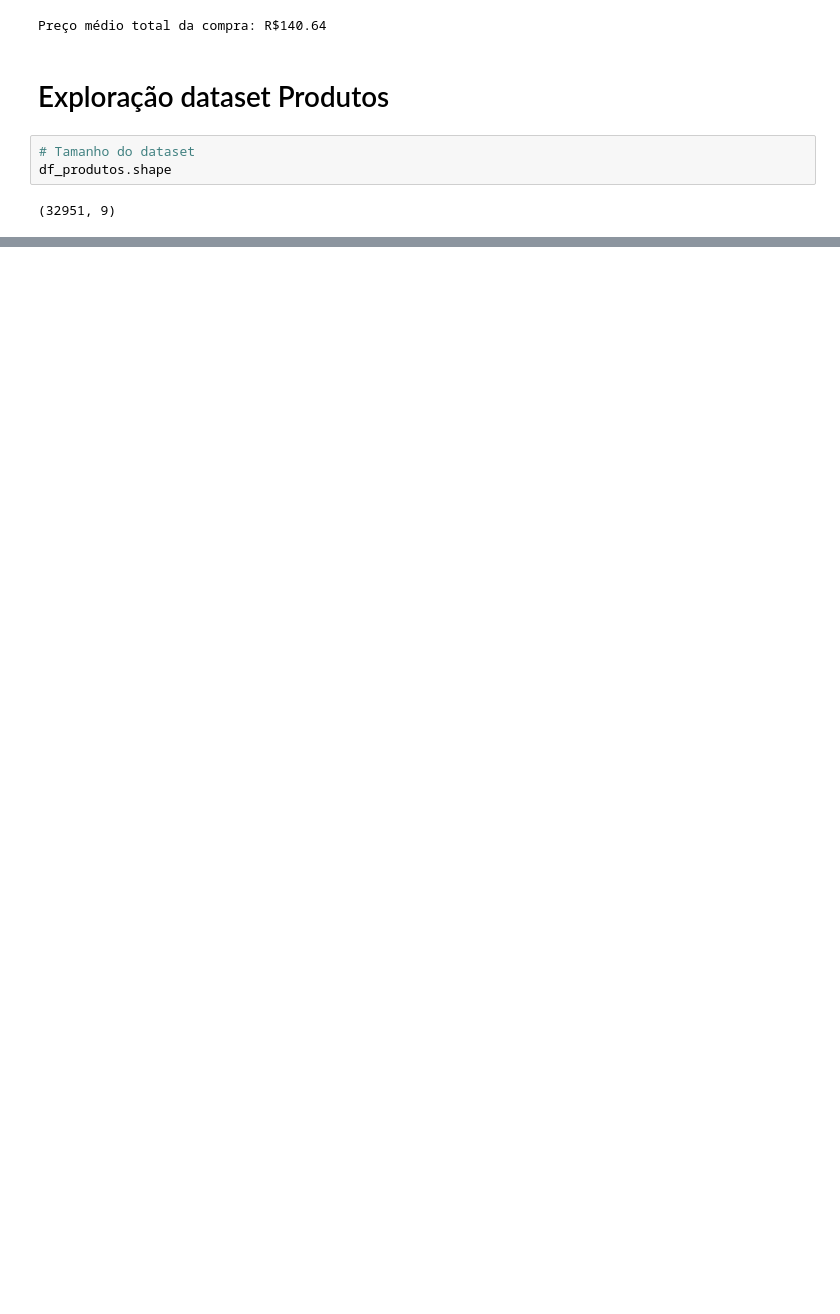
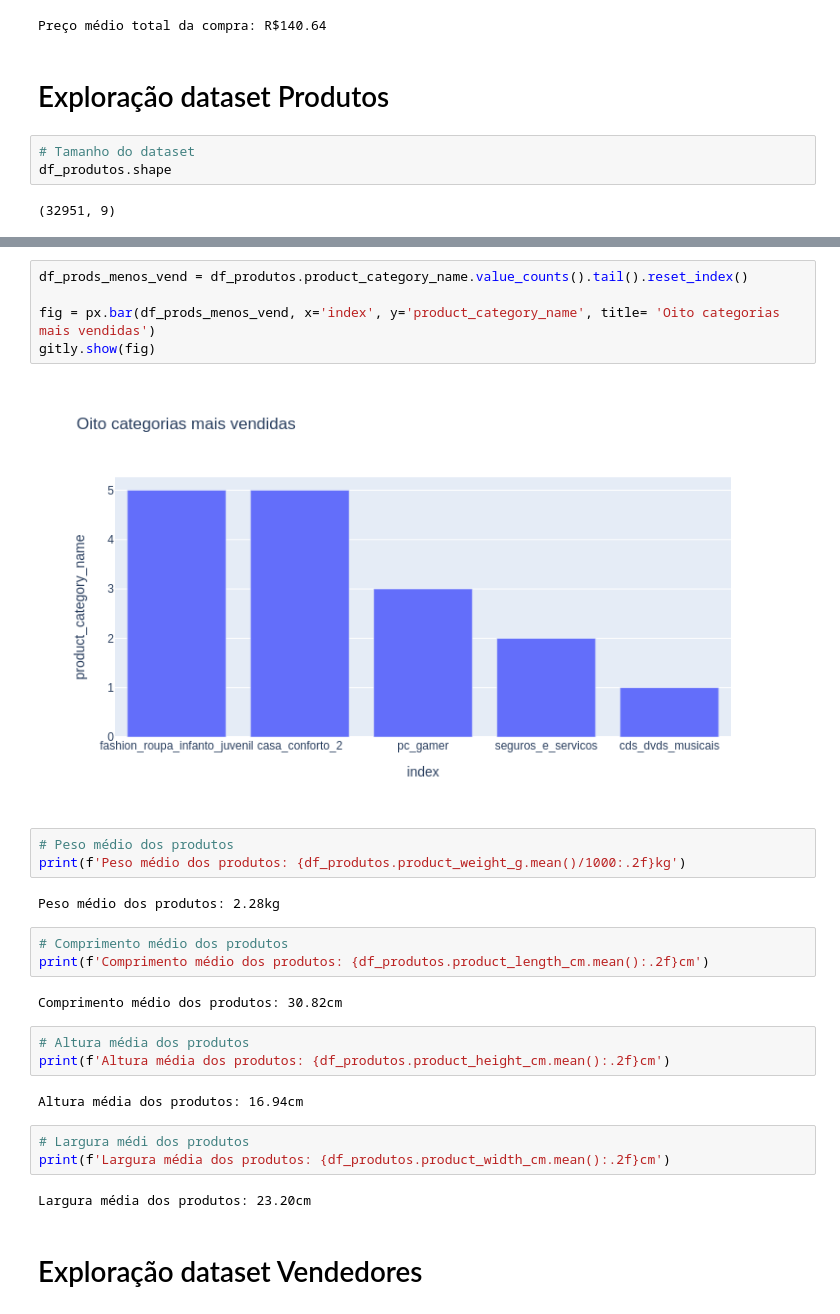
Before and after one commit to Lucas-Buk/Introducao-Ciencia-de-Dados, a Jupyter notebook: Aula_1_Exploração_Olist.ipynb, the cells around one changed output, grey strips where cells are left out. Drawn from its saved outputs; the diff is of its cells as text; blank space fills up the shorter version.

```diff
--- a/Aula_1_Exploração_Olist.ipynb
+++ b/Aula_1_Exploração_Olist.ipynb
@@ -161,0 +210,29 @@ df_produtos.head(3)
+# %%
+df_prods_menos_vend = df_produtos.product_category_name.value_counts().tail().reset_index()
+
+fig = px.bar(df_prods_menos_vend, x='index', y='product_category_name', title= 'Oito categorias mais vendidas')
+gitly.show(fig)
+# %% [output]
+[figure, added]
+# %%
+# Peso médio dos produtos
+print(f'Peso médio dos produtos: {df_produtos.product_weight_g.mean()/1000:.2f}kg')
+# %% [output]
+Peso médio dos produtos: 2.28kg
+# %%
+# Comprimento médio dos produtos
+print(f'Comprimento médio dos produtos: {df_produtos.product_length_cm.mean():.2f}cm')
+# %% [output]
+Comprimento médio dos produtos: 30.82cm
+# %%
+# Altura média dos produtos
+print(f'Altura média dos produtos: {df_produtos.product_height_cm.mean():.2f}cm')
+# %% [output]
+Altura média dos produtos: 16.94cm
+# %%
+# Largura médi dos produtos
+print(f'Largura média dos produtos: {df_produtos.product_width_cm.mean():.2f}cm')
+# %% [output]
+Largura média dos produtos: 23.20cm
+# %% [markdown]
+# Exploração dataset Vendedores
```
Also changed, not shown: parts of 39 cells of this notebook.
